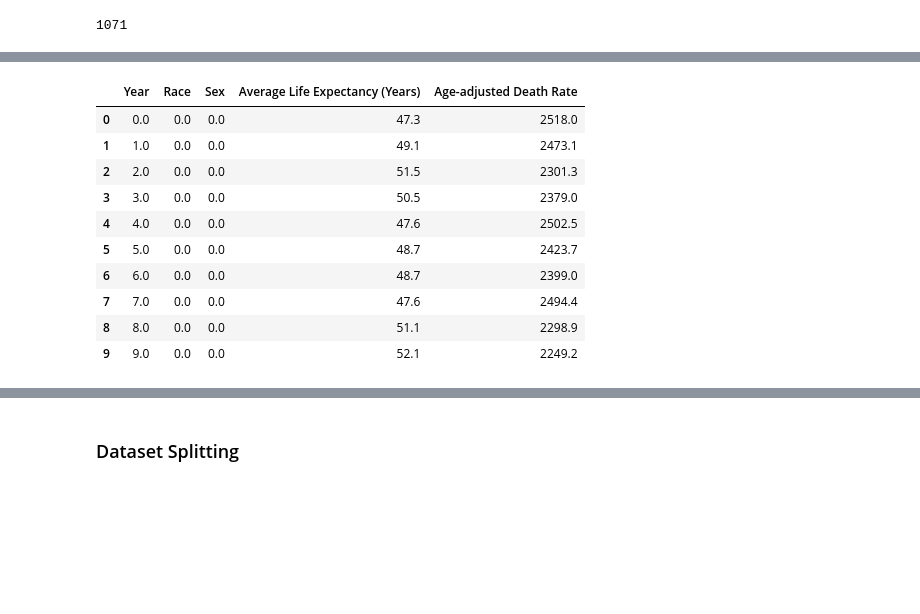
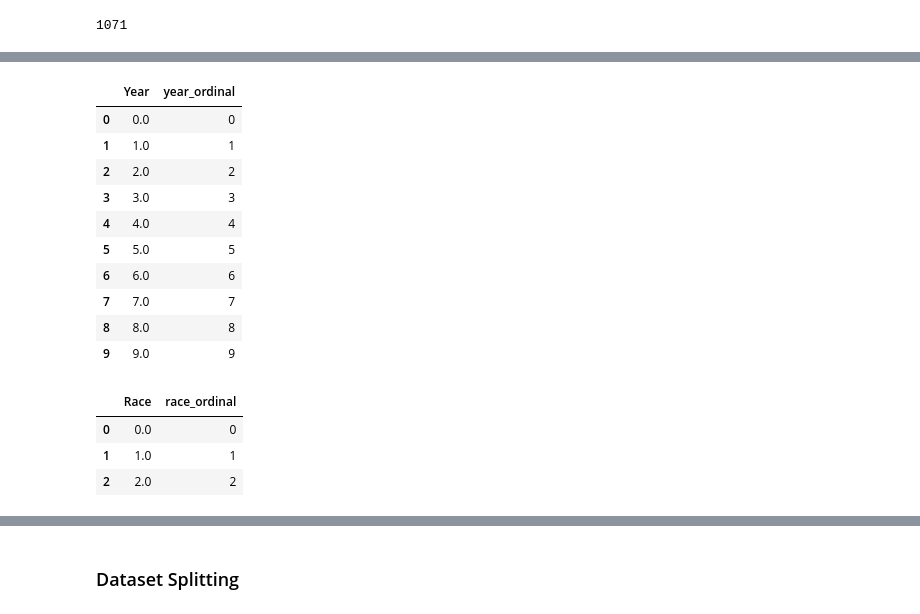
Before and after one commit to amnasyed1/datasci_9_data_prep, a Jupyter notebook: datasci_9.ipynb, the cells around one changed output, grey strips where cells are left out. Drawn from its saved outputs; the diff is of its cells as text; code cells hidden in the pictures; blank space fills up the shorter version.

```diff
--- a/datasci_9.ipynb
+++ b/datasci_9.ipynb
@@ -270,11 +313,0 @@ df_dle.sample(5)
-# %%
-# Assuming 'year' is the column you want to encode
-encoder = OrdinalEncoder()
-df_dle[['Year']] = encoder.fit_transform(df_dle[['Year']])
-
-# Create a DataFrame with the ordinal encoding mapping
-df_mapping_year = pd.DataFrame(encoder.categories_[0], columns=['Year'])
-df_mapping_year['year_ordinal'] = df_mapping_year.index
-
-# Display the DataFrame with the ordinal encoding mapping
-df_mapping_year
@@ -295,7 +313,0 @@ df_mapping_year
-# %%
-#'Year' to categorical
-df_dle['Year'] = df_dle['Year'].astype('category')
-
-encoder = OrdinalEncoder()
-df_dle['Year'] = encoder.fit_transform(df_dle[['Year']])
-df_dle.head()
@@ -309,7 +313,0 @@ df_dle.head()
-# %%
-#'Race' to categorical
-df_dle['Race'] = df_dle['Race'].astype('category')
-
-encoder = OrdinalEncoder()
-df_dle['Race'] = encoder.fit_transform(df_dle[['Race']])
-df_dle.head()
@@ -323,22 +314,21 @@ df_dle.head()
-# %%
-#columns that will be encoded
-categ_columns = ['Year', 'Race', 'Sex']
-
-# Initialize and fit OrdinalEncoder
-encoder = OrdinalEncoder()
-df_dle[categ_columns] = encoder.fit_transform(df_dle[categ_columns])
-
-# Inspect the encoded DataFrame
-df_dle.head(10)
-# %% [output]
-|  | Year | Race | Sex | Average Life Expectancy (Years) | Age-adjusted Death Rate |
-| 0 | 0.0 | 0.0 | 0.0 | 47.3 | 2518.0 |
-| 1 | 1.0 | 0.0 | 0.0 | 49.1 | 2473.1 |
-| 2 | 2.0 | 0.0 | 0.0 | 51.5 | 2301.3 |
-| 3 | 3.0 | 0.0 | 0.0 | 50.5 | 2379.0 |
-| 4 | 4.0 | 0.0 | 0.0 | 47.6 | 2502.5 |
-| 5 | 5.0 | 0.0 | 0.0 | 48.7 | 2423.7 |
-| 6 | 6.0 | 0.0 | 0.0 | 48.7 | 2399.0 |
-| 7 | 7.0 | 0.0 | 0.0 | 47.6 | 2494.4 |
-| 8 | 8.0 | 0.0 | 0.0 | 51.1 | 2298.9 |
-| 9 | 9.0 | 0.0 | 0.0 | 52.1 | 2249.2 |
+# %%
+## perform ordinal encoding on year
+enc = OrdinalEncoder()
+enc.fit(df_dle[['Year']])
+df_dle['Year'] = enc.transform(df_dle[['Year']])
+
+df_dle_mapping_year = pd.DataFrame(enc.categories_[0], columns=['Year'])
+df_dle_mapping_year['year_ordinal'] = df_dle_mapping_year.index
+df_dle_mapping_year.head(10)
+# %% [output]
+|  | Year | year_ordinal |
+| 0 | 0.0 | 0 |
+| 1 | 1.0 | 1 |
+| 2 | 2.0 | 2 |
+| 3 | 3.0 | 3 |
+| 4 | 4.0 | 4 |
+| 5 | 5.0 | 5 |
+| 6 | 6.0 | 6 |
+| 7 | 7.0 | 7 |
+| 8 | 8.0 | 8 |
+| 9 | 9.0 | 9 |
@@ -344,0 +340,9 @@ df_dle.head(10)
+# %%
+df_dle_mapping_race = pd.DataFrame(enc.categories_[0], columns=['Race'])
+df_dle_mapping_race['race_ordinal'] = df_dle_mapping_race.index
+df_dle_mapping_race.head(10)
+# %% [output]
+|  | Race | race_ordinal |
+| 0 | 0.0 | 0 |
+| 1 | 1.0 | 1 |
+| 2 | 2.0 | 2 |
```
Also changed, not shown: parts of 21 cells of this notebook.
